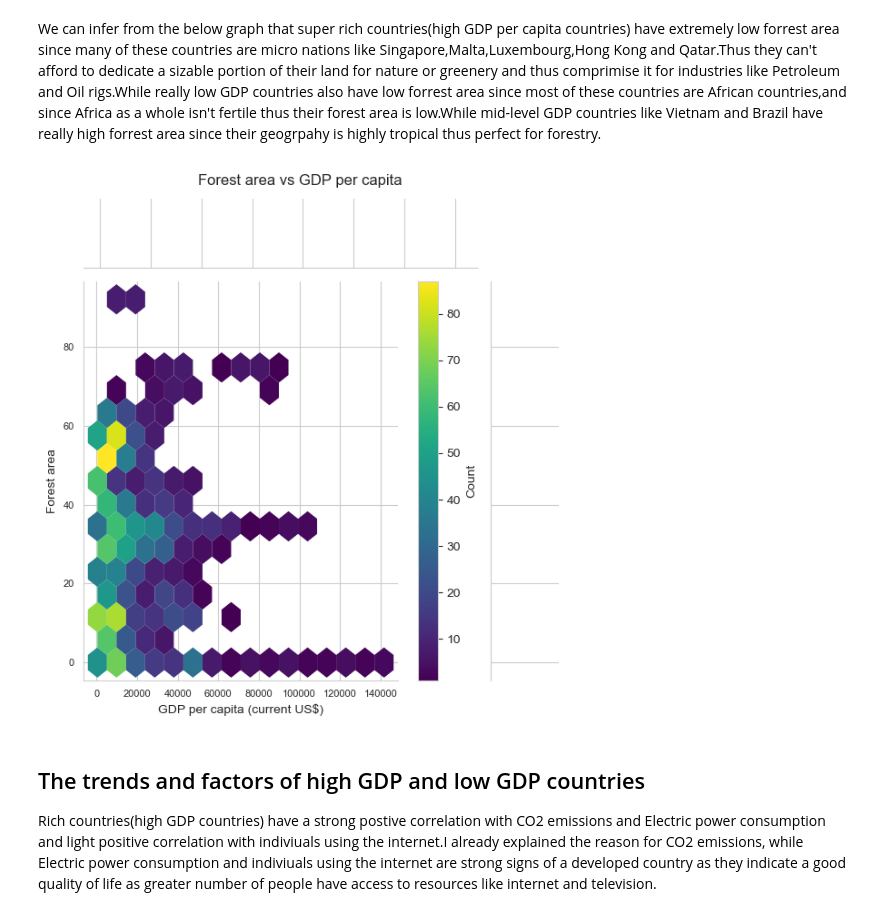
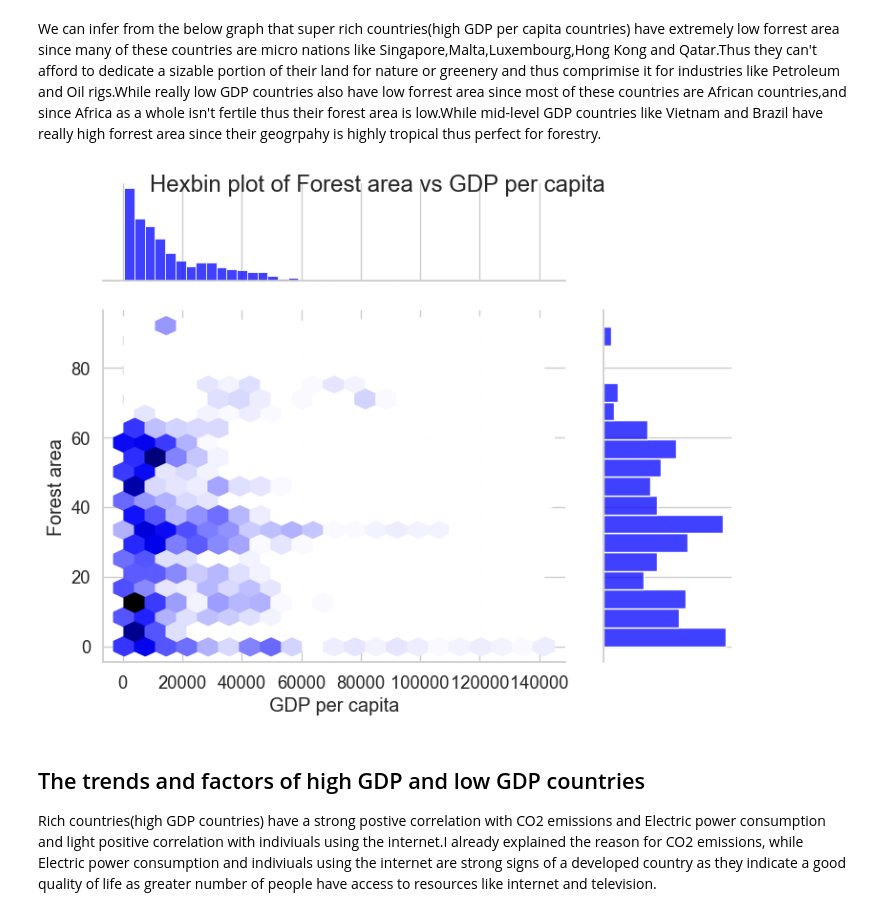
Before and after one commit to ubco-W2022T2-data301/project-group-group28, a Jupyter notebook: analysis/analysis3.ipynb, the cells around one changed output. Drawn from its saved outputs; the diff is of its cells as text; code cells hidden in the pictures.

```diff
--- a/analysis/analysis3.ipynb
+++ b/analysis/analysis3.ipynb
@@ -181,13 +180,13 @@ import pandas as pd
 import seaborn as sns
 import matplotlib.pyplot as plt
 
-
 df = pd.read_csv("../data/raw/Life_Expectancy_00_15.csv", sep=';')
 gdp_health_df = df[['GDP per capita', 'Health expenditure']]
-sns.jointplot(data=gdp_health_df, x='GDP per capita', y='Health expenditure', kind='hex', cmap='viridis', gridsize=15)
+sns.set_style('whitegrid')
+g = sns.jointplot(data=gdp_health_df, x='GDP per capita', y='Health expenditure', kind='hex', color='blue',gridsize=20, ratio=3, space=0.3)
+g.fig.set_size_inches(8, 6)
 plt.xlabel('GDP per capita')
 plt.ylabel('Health Expenditure')
-plt.title('Hex Bin Plot of GDP vs Health Expenditure')
-plt.title('Hex Bin Plot of GDP vs Health Expenditure', y=1.2)
+g.fig.suptitle('Hexbin plot of Health expenditure vs GDP per capita')
 plt.show()
 # %% [output]
@@ -227,26 +216,22 @@ plt.show()
 # %% [markdown]
 We can infer from the below graph that super rich countries(high GDP per capita countries) have extremely low forrest area since many of these countries are micro nations like Singapore,Malta,Luxembourg,Hong Kong and Qatar.Thus they can't afford to dedicate a sizable portion of their land for nature or greenery and thus comprimise it for industries like Petroleum and Oil rigs.While really low GDP countries also have low forrest area since most of these countries are African countries,and since Africa as a whole isn't fertile thus their forest area is low.While mid-level GDP countries like Vietnam and Brazil have really high forrest area since their geogrpahy is highly tropical thus perfect for forestry.
 # %%
+
 import pandas as pd
 import seaborn as sns
 import matplotlib.pyplot as plt
 
-
-df = df.dropna(subset=['GDP per capita', 'Forest area'])
-
-
-g = sns.JointGrid(x='GDP per capita', y='Forest area', data=df)
-g.plot_joint(plt.hexbin, gridsize=15, cmap='viridis', mincnt=1, edgecolor='none')
-g.set_axis_labels('GDP per capita (current US$)', 'Forest area')
-
-g.ax_joint.tick_params(axis='x', labelsize=8)
-g.ax_joint.tick_params(axis='y', labelsize=8)
-
-plt.suptitle('Forest area vs GDP per capita', y=1.02)
-plt.colorbar(label='Count')
+df = pd.read_csv("../data/raw/Life_Expectancy_00_15.csv", sep=';')
+gdp_health_df = df[['GDP per capita', 'Forest area']]
+sns.set_style('whitegrid')
+g = sns.jointplot(data=gdp_health_df, x='GDP per capita', y='Forest area', kind='hex', color='blue',gridsize=20, ratio=3, space=0.3)
+g.fig.set_size_inches(8, 6)
+plt.xlabel('GDP per capita')
+plt.ylabel('Forest area')
+g.fig.suptitle('Hexbin plot of Forest area vs GDP per capita')
 plt.show()
 # %% [output]
-[figure, old version]
+[figure, new version]
 # %% [markdown]
 ## The trends and factors of high GDP and low GDP countries
 Rich countries(high GDP countries) have a strong postive correlation with CO2 emissions and Electric power consumption and light positive correlation with indiviuals using the internet.I already explained the reason for CO2 emissions, while Electric power consumption and indiviuals using the internet are strong signs of a developed country as they indicate a good quality of life as greater number of people have access to resources like internet and television.
```
Also changed, not shown: parts of 6 cells of this notebook.
